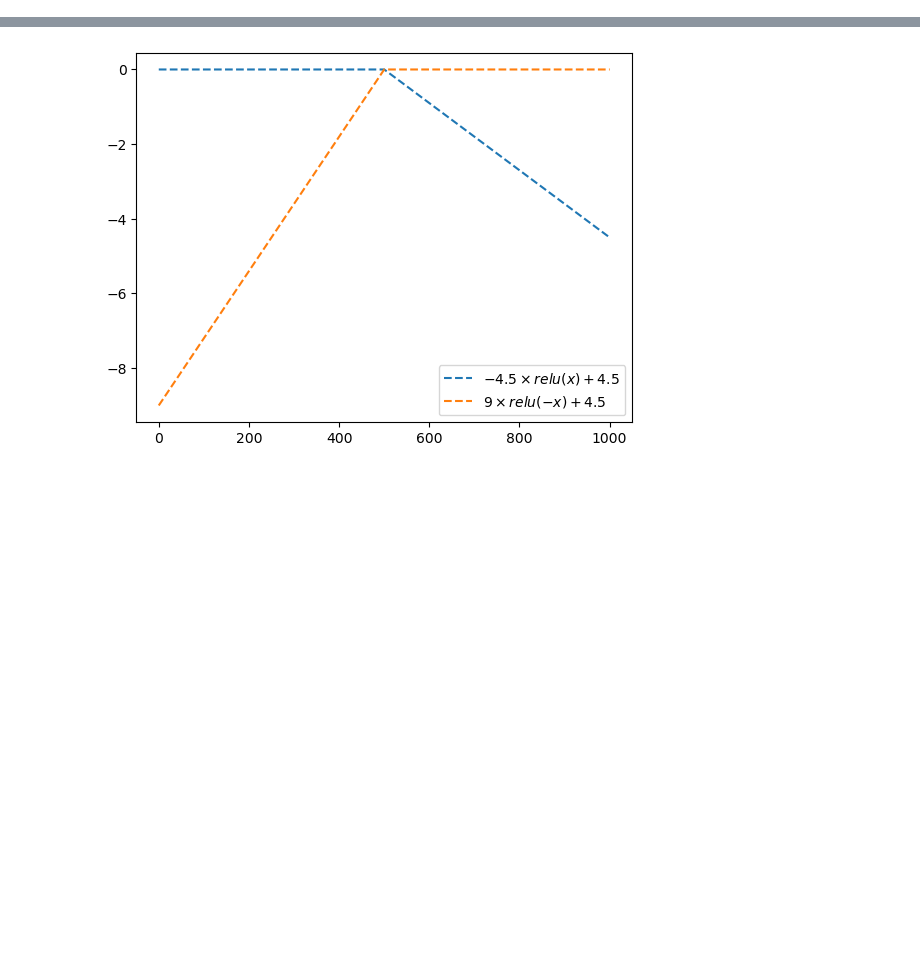
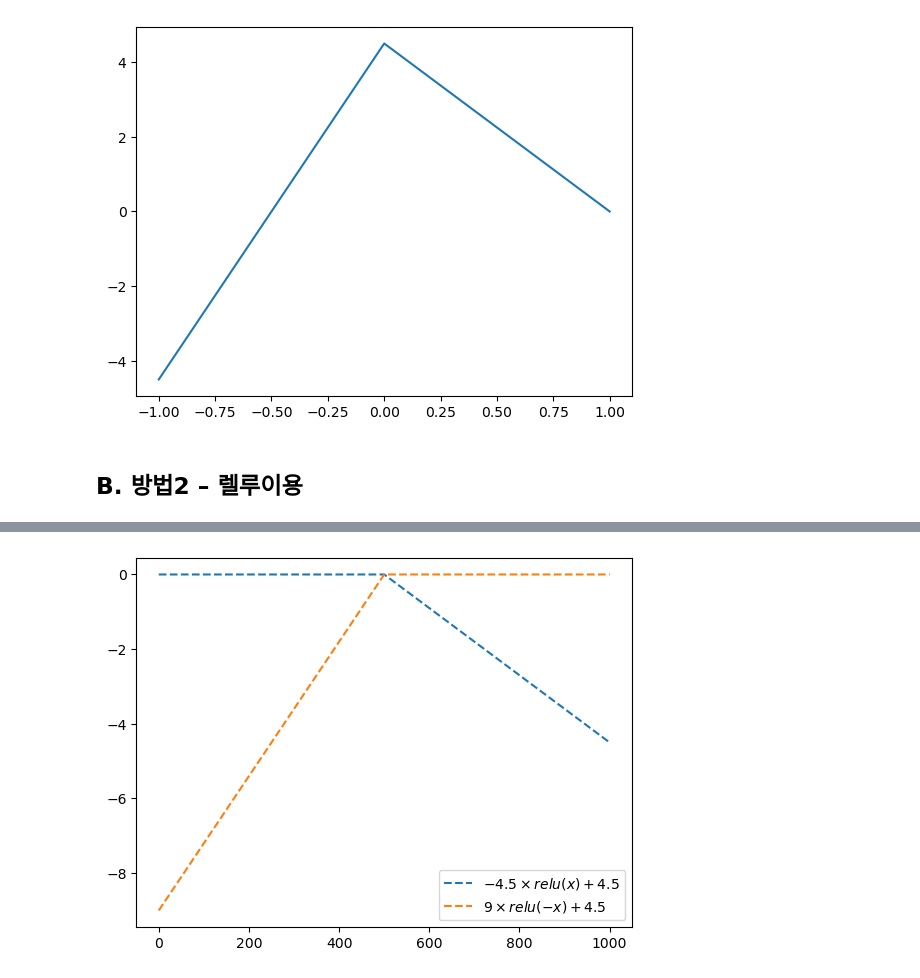
Before and after one commit to guebin/DL2024, a Jupyter notebook: docs/posts/03wk-2-lecture.out.ipynb, the cells around one changed output, grey strips where cells are left out. Cells and saved outputs as stored; diff of their text form; code cells hidden in the pictures; blank space fills up the shorter version.

```diff
--- a/docs/posts/03wk-2-lecture.out.ipynb
+++ b/docs/posts/03wk-2-lecture.out.ipynb
@@ -39,0 +34,9 @@ $${\boldsymbol y} = [y_1,y_2,\dots,y_{n}], \quad y_i = \begin{cases} 9x_i +4.5&
+# %%
+y = x*0
+y[x<0] = (9*x+4.5)[x<0]
+y[x>0] = (-4.5*x+4.5)[x>0]
+plt.plot(x,y)
+# %% [output]
+[figure, added]
+# %% [markdown]
+## B. 방법2 – 렐루이용
```
Also changed, not shown: parts of 48 cells of this notebook, 22 other files.
